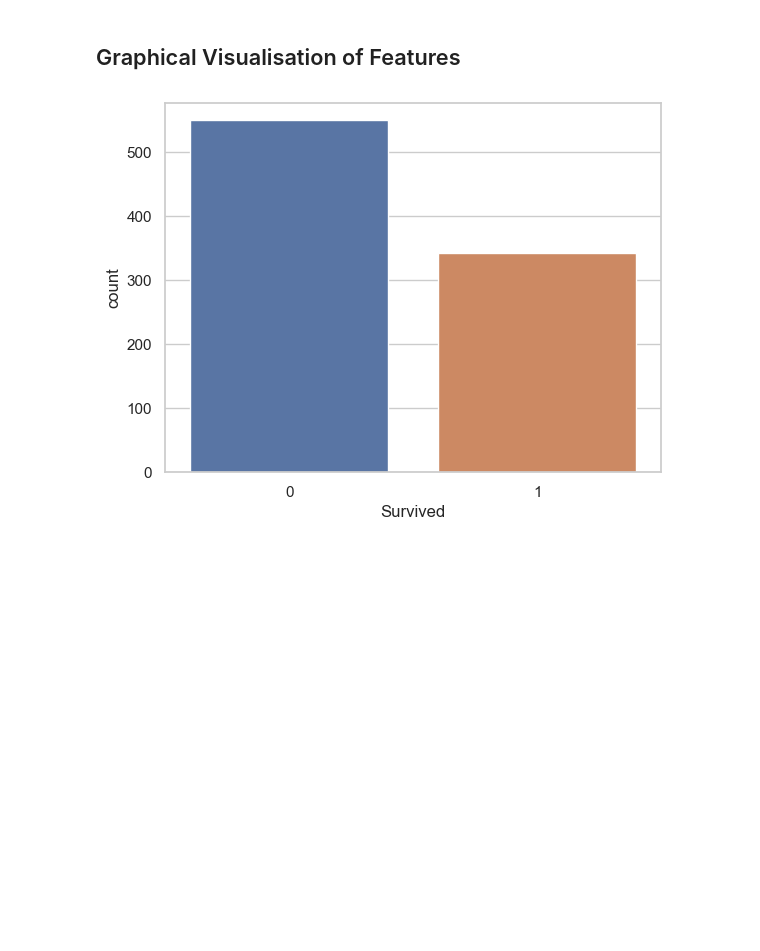
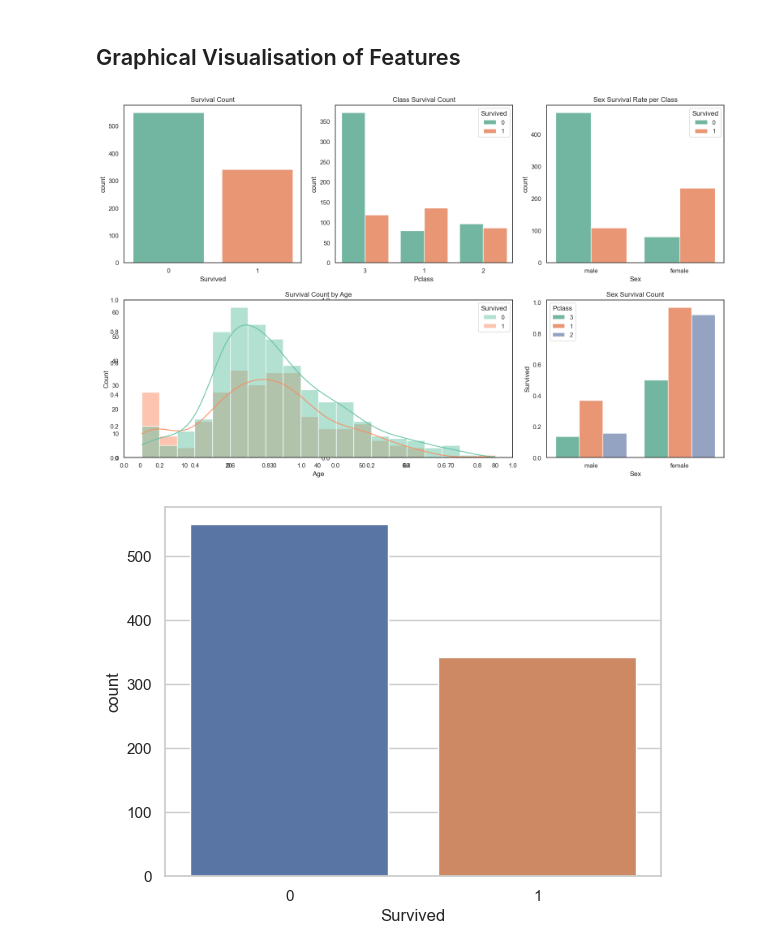
Before and after one commit to joshashton/titanic-ML-from-disaster, a Jupyter notebook: titanic.ipynb, the cells around one changed output. Saved outputs shown, nothing was run; the diff lists cells and outputs as text; code cells hidden in the pictures; blank space fills up the shorter version.

Commit message:
grouping visualisations

```diff
--- a/titanic.ipynb
+++ b/titanic.ipynb
@@ -77,6 +88,43 @@ Embarked
 Cabin
 # %% [markdown]
 ## Graphical Visualisation of Features
+# %%
+
+#fig = plt.figure(figsize=(18,12),)
+
+fig, axes = plt.subplots(2, 3, figsize=(16, 10))
+
+
+# Create a custom color palette
+custom_palette = sns.color_palette(palette = "Set2")
+sns.set_theme(style="white", palette=custom_palette)
+
+#survival countplot
+sns.countplot(x="Survived", data=df,ax=axes[0, 0])
+axes[0, 0].set_title("Survival Count")
+
+
+sns.countplot(df, x="Pclass", hue=df['Survived'].astype(str),ax=axes[0, 1])
+axes[0,1].set_title("Class Survival Count")
+
+sns.countplot(df, x="Sex", hue=df['Survived'].astype(str),ax=axes[0, 2])
+axes[0,2].set_title("Sex Survival Rate per Class");
+
+df['Pclass'] = df['Pclass'].astype(str)
+#add class and gender survivability plot
+sns.barplot(data=df, x="Sex", y="Survived", errorbar=None,hue='Pclass',ax=axes[1, 2])
+axes[1,2].set_title("Sex Survival Count")
+
+axe = plt.subplot2grid((2, 3), (1, 0), colspan=2, fig=fig)
+axe.clear()
+sns.histplot(df, x="Age", hue="Survived",kde = True, ax=axe)
+axe.set_title("Survival Count by Age");
+
+# Adjust layout
+plt.tight_layout()
+plt.show()
+# %% [output]
+[figure, added]
 # %%
 # Set style
 sns.set(style="whitegrid")# Visualize with a countplot
```
Also changed, not shown: parts of 2 cells of this notebook.
